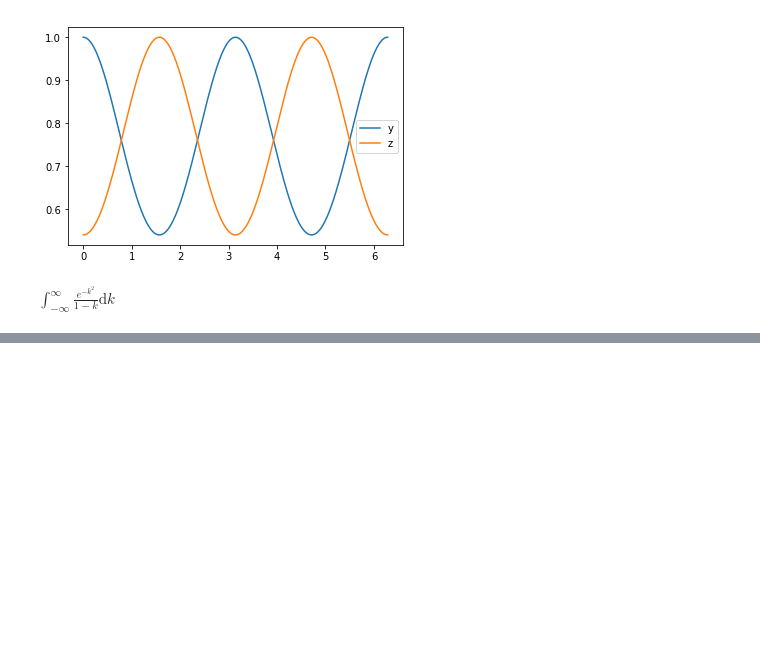
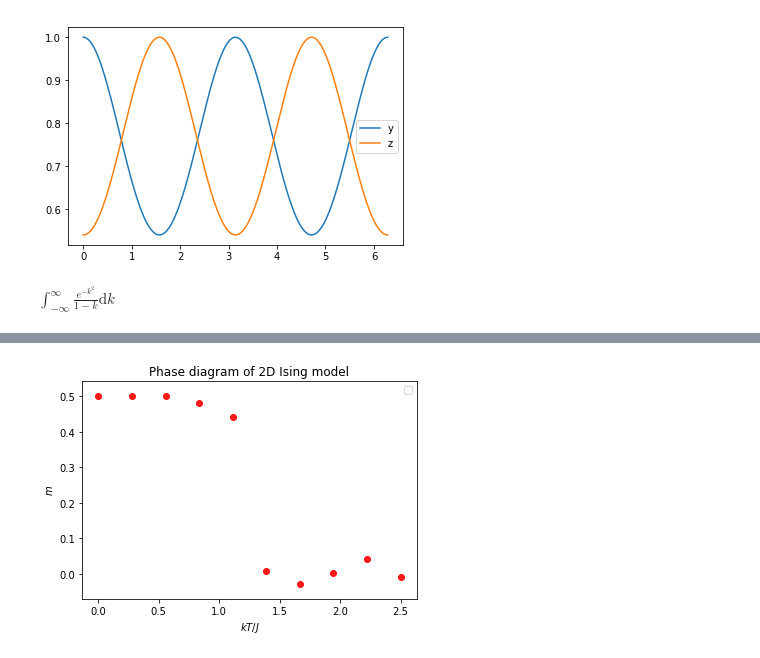
Before and after one commit to phyer219/jupyter_notebook_backup, a Jupyter notebook: jupyter_notebook/ZQW/draft.ipynb, the cells around one changed output, grey strips where cells are left out. Saved outputs shown, nothing was run; the diff lists cells and outputs as text; code cells hidden in the pictures; blank space fills up the shorter version.

```diff
--- a/jupyter_notebook/ZQW/draft.ipynb
+++ b/jupyter_notebook/ZQW/draft.ipynb
@@ -24,0 +207,91 @@ $\int_{-\infty}^{\infty} \frac{e^{-k^2}}{1-k} \mathrm{d}k$
+# %%
+import numpy as np
+import matplotlib.pyplot as pl
+n = 10000 # number of steps
+k = 1 # Boltzmann constant
+N = 10 # N*N lattice
+J = 1 # Interacation constant
+TF = 2.5 # temperature range from 0 to TF
+NT = 10 # number of different temperatures
+
+
+def H(S): # define a function to calculate the Hamiltonian of a given spin configuration S
+    HH = 0
+    for i in range(N):
+        for j in range(N):
+            a = i+1
+            b = i-1
+            c = j+1
+            d = j-1
+            if i == N-1:
+                a = 0
+            if i == 0:
+                b = N-1
+            if j == N-1:
+                c = 0
+            if j == 0:
+                d = N-1
+            HH = HH + S[i][j] * (S[i][c] + S[i][d] + S[a][j] +S[b][j])
+    HH = -J * HH
+    return HH
+
+def m(S): # define a function to calculate magnetization
+    m = 0
+    for i in range(N):
+        for j in range(N):
+            m = m + S[i][j]
+    m = m/(N*N)
+    m =-m
+    return m
+
+def MAG(T): # the MCMC function
+    # initial vallue of spin configuration
+    S = np.linspace(-.5,-.5,N*N)
+    S.shape = N,N
+
+    mm = 0
+
+    S0 = S.copy()
+    for i in range(n):
+        S0 = S.copy() # If write as S0 = S, they will share memory in computer
+        # randomly chose a site to flip
+        Q = N*np.random.random_sample() # I is the same as i in python
+        Q = np.floor(Q)
+        Q = Q.astype(int)
+        W = N*np.random.random_sample()
+        W = np.floor(W)
+        W = W.astype(int)
+        S[Q][W] = -S[Q][W]
+
+        D = H(S) - H(S0)
+        eta = np.random.random_sample()
+        if D <= 0:
+            S = S.copy()
+        elif np.e**(-D/(k*T)) < eta:
+            S = S0.copy()
+
+        mm =  mm + m(S0)
+
+        #print(S0)
+        #print(S)
+    mm = mm / n
+    return mm
+TEM = np.linspace(1e-3, TF , NT)
+mmm = np.linspace(1e-3, TF , NT)
+#calculate magnetization at different temperature
+for i in range(NT):
+    mmm[i] = MAG(TEM[i])
+
+pl.scatter(TEM,mmm,marker = "o",color = 'r', alpha = .9)
+#pl.xlabel('$\frac{kT}{J}$')
+#pl.ylabel('$m$')
+#pl.title('Phase diagram of 2D Ising model')
+
+pl.xlabel('$kT/J$')
+pl.ylabel('$m$')
+pl.title('Phase diagram of 2D Ising model')
+pl.legend()
+
+
+pl.show()
+# %% [output]
@@ -24,0 +299 @@ $\int_{-\infty}^{\infty} \frac{e^{-k^2}}{1-k} \mathrm{d}k$
+[figure, added]
```
Also changed, not shown: parts of 11 cells of this notebook, 2 other files.
